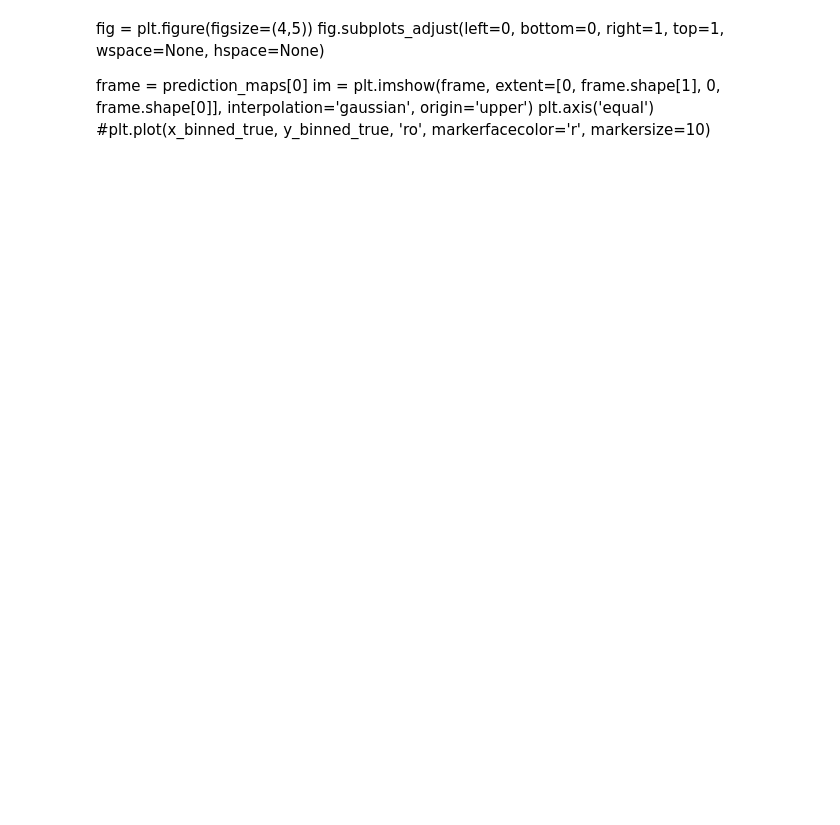
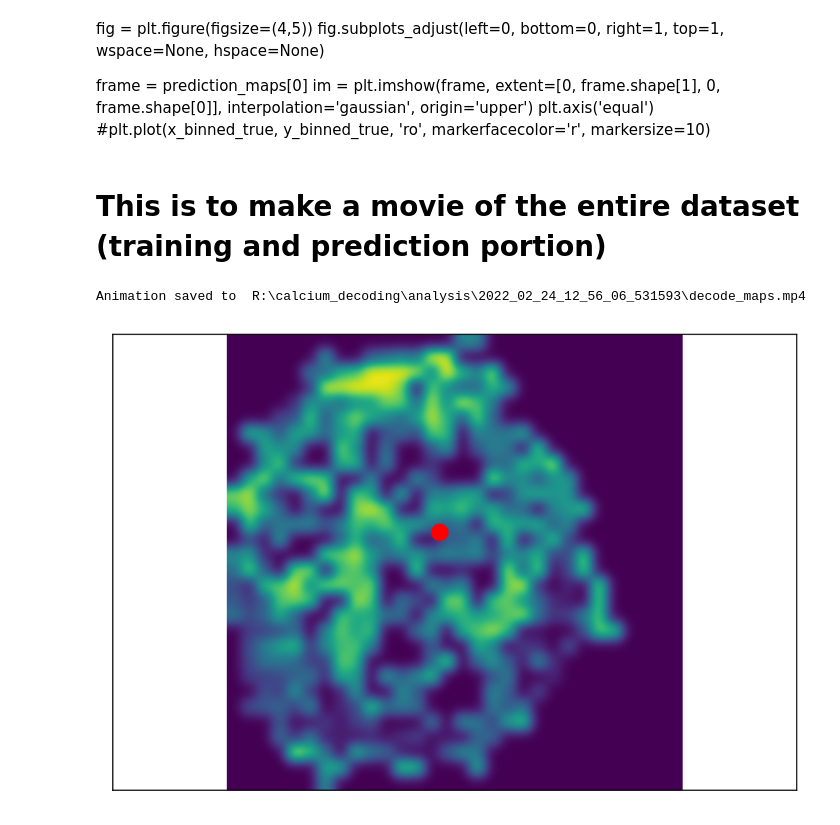
Before and after one commit to marcnormandin/MLCalciumDecoder, a Jupyter notebook: notebooks/decoder_analysis.ipynb, the cells around one changed output. Saved outputs shown, nothing was run; the diff lists cells and outputs as text; code cells hidden in the pictures; blank space fills up the shorter version.

```diff
--- a/notebooks/decoder_analysis.ipynb
+++ b/notebooks/decoder_analysis.ipynb
@@ -103,3 +112,71 @@ FFwriter = matplotlib.animation.FFMpegWriter(fps=fps)
 animation_filename = os.path.join(analysis_folder, 'prediction_maps.mp4')
 my_animation.save(animation_filename, writer=FFwriter)
 print('Animation saved to ', animation_filename)
+# %% [markdown]
+# This is to make a movie of the entire dataset (training and prediction portion)
+# %%
+#def save_animation():
+# Make a movie of the predictions
+import matplotlib.animation
+import matplotlib.pyplot as plt
+import math
+
+# matplotlib.rcParams['animation.embed_limit'] = 2**128
+plt.rcParams['animation.embed_limit'] = 2 ** 128
+
+import numpy as np
+
+plt.rcParams["animation.html"] = "jshtml"
+plt.rcParams['figure.dpi'] = 150
+plt.ioff()
+
+def get_frame_data(frame_num):
+    sample_index = frame_num * alpha
+
+    frame = decode_maps[sample_index]
+
+    [y_binned_true, x_binned_true] = np.unravel_index(y_decode_true[sample_index], ds['arena_size_binned'], order='C')
+
+    return frame, x_binned_true, y_binned_true
+
+
+fps = 20
+num_samples = len(decode_maps)
+alpha = 1
+num_frames = math.floor(num_samples / alpha)
+
+fig = plt.figure()
+fig.subplots_adjust(left=0, bottom=0, right=1, top=1, wspace=None, hspace=None)
+
+frame, x_binned_true, y_binned_true = get_frame_data(1)
+im = plt.imshow(frame, extent=[0, frame.shape[1], 0, frame.shape[0]], interpolation='gaussian', origin='upper')
+plt.axis('equal')
+trueBin, = plt.plot(x_binned_true, y_binned_true, 'ro', markerfacecolor='r', markersize=10)
+
+
+def init():
+    im.set_data(frame)
+    trueBin.set_xdata(x_binned_true)
+    trueBin.set_ydata(y_binned_true)
+    ax = plt.gca()
+    ax.axes.xaxis.set_visible(False)
+    ax.axes.yaxis.set_visible(False)
+
+
+# x= np.linspace(0,10,100)
+def animate(frame_num):
+    frame, x_binned_true, y_binned_true = get_frame_data(frame_num)
+    im.set_data(frame)
+    trueBin.set_xdata(x_binned_true)
+    trueBin.set_ydata(y_binned_true)
+    return im
+
+my_animation = matplotlib.animation.FuncAnimation(fig, animate, init_func=init, frames=num_frames)
+FFwriter = matplotlib.animation.FFMpegWriter(fps=fps)
+
+animation_filename = os.path.join(analysis_folder, 'decode_maps.mp4')
+my_animation.save(animation_filename, writer=FFwriter)
+print('Animation saved to ', animation_filename)
+# %% [output]
+Animation saved to  R:\calcium_decoding\analysis\2022_02_24_12_56_06_531593\decode_maps.mp4
+[figure, added]
```
Also changed, not shown: parts of 5 cells of this notebook, 2 other files.
